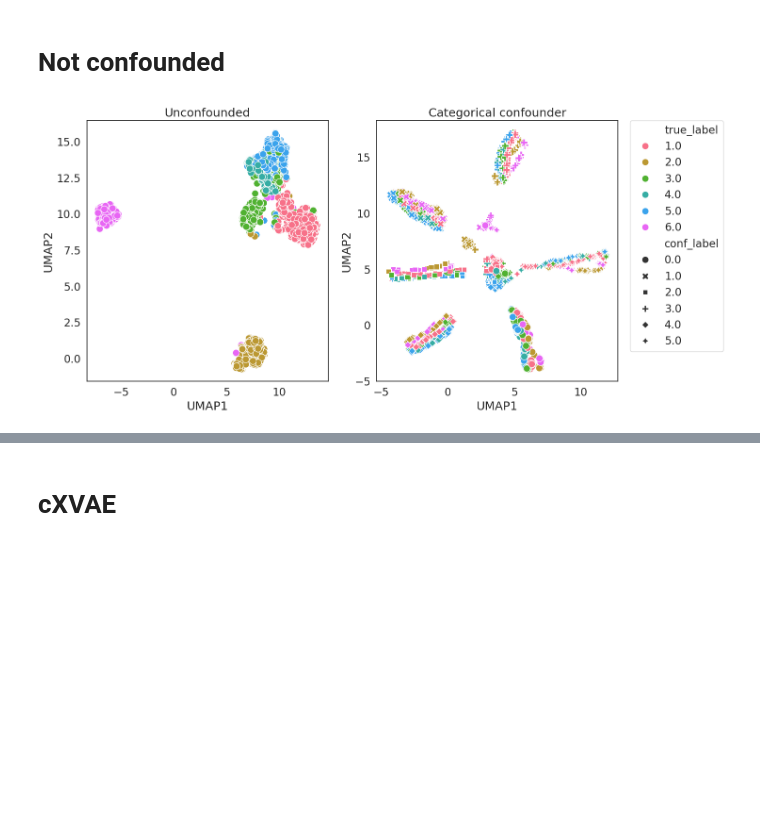
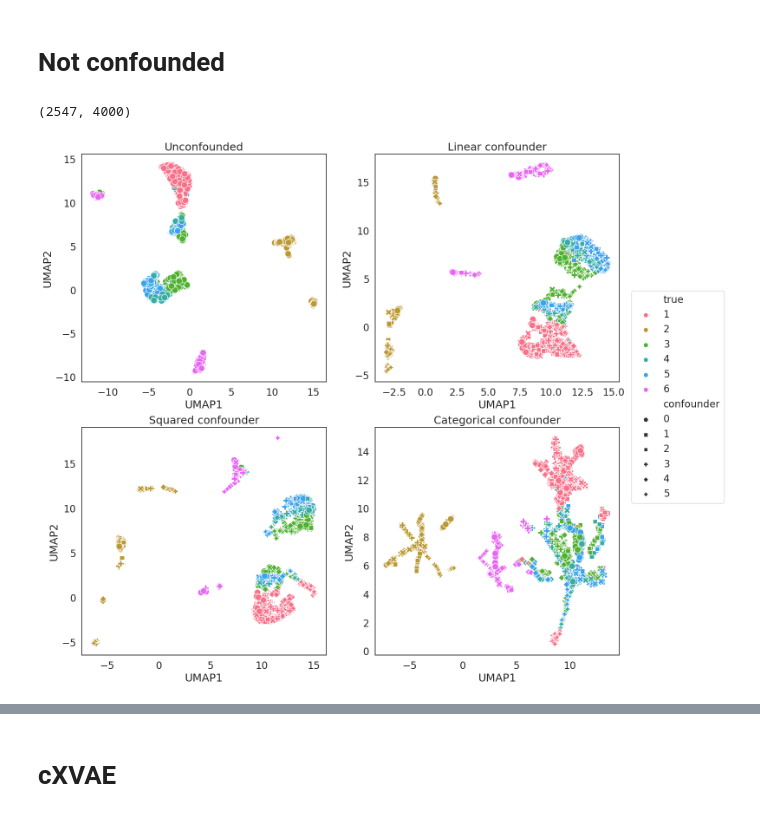
Before and after one commit to ZuqiLi/Multi-Omics-Deconfounding-VAE, a Jupyter notebook: figure_publication.ipynb, the cells around one changed output, grey strips where cells are left out. Cells and saved outputs as stored; diff of their text form; code cells hidden in the pictures; blank space fills up the shorter version.

Commit message:
updated figure plotting

```diff
--- a/figure_publication.ipynb
+++ b/figure_publication.ipynb
@@ -27,22 +27,28 @@ def do_umap(z):
 
 ### PATH on EMC:
 ## PATH_data = "/data/scratch/skatz/PROJECTS/multiview_VAE/data"
-PATH_data = "/data/scratch/skatz/PROJECTS/multiview_VAE/data"
+## PATH_data = "/data/scratch/skatz/PROJECTS/multiview_VAE/data"
+PATH_data = f"{os.getcwd()}/Data"
 
 X1_orig, X2_orig, Y_orig = load_originalData(PATH_data)
 X1_orig = scale(X1_orig); X2_orig = scale(X2_orig)
+X_orig_combined = np.concatenate((X1_orig, X2_orig), axis=1)
 
 X1_linear, X2_linear, Y_linear, conf_linear, conf_labels_linear = load_linearConfounder(PATH_data)
 X1_linear = scale(X1_linear); X2_linear = scale(X2_linear)
+X_linear_combined = np.concatenate((X1_linear, X2_linear), axis=1)
 
 X1_squared, X2_squared, Y_squared, conf_squared, conf_labels_squared = load_squaredConfounder(PATH_data)
 X1_squared = scale(X1_squared); X2_squared = scale(X2_squared)
+X_squared_combined = np.concatenate((X1_squared, X2_squared), axis=1)
 
 X1_categ, X2_categ, Y_categ, conf_categ, conf_labels_categ = load_categoricalConfounder(PATH_data)
 X1_categ = scale(X1_categ); X2_categ = scale(X2_categ)
+X_categ_combined = np.concatenate((X1_categ, X2_categ), axis=1)
 
 X1_categ2, X2_categ2, Y_categ2, conf_categ2, conf_labels_categ2 = load_categoricalConfounder2(PATH_data)
 X1_categ2 = scale(X1_categ2); X2_categ2 = scale(X2_categ2)
+X_categ2_combined = np.concatenate((X1_categ2, X2_categ2), axis=1)
 # %% [output]
 Global seed set to 1234
 Global seed set to 1234
@@ -73,28 +79,48 @@ cmap_orig = LinearSegmentedColormap.from_list("cmap_orig", cmap_orig)
 cmap_deconf = LinearSegmentedColormap.from_list("cmap_deconf", cmap_deconf)
 # %% [markdown]
 # Not confounded
+# %%
+X_orig_combined.shape
+# %% [output]
+(2547, 4000)
 # %%
 sns.set_theme(style="white", font_scale=1.5)
-fig, (ax1,ax2) = plt.subplots(1,2, figsize=(15,7))
+fig, ((ax1, ax2), (ax3, ax4)) = plt.subplots(2,2, figsize=(16,15))
 
 cmap = sns.color_palette("husl", 6)
 
 ### Unconfouded data
-embedding_orig = do_umap(X1_orig)
+embedding_orig = do_umap(X2_orig)
 df_orig = pd.concat([pd.DataFrame(embedding_orig), pd.DataFrame(Y_orig)], axis=1)
 df_orig.columns = ["UMAP1", "UMAP2", "true_label"]
 sns.scatterplot(data=df_orig, x="UMAP1", y="UMAP2", hue="true_label", s=110, ax=ax1, palette=cmap, legend=False)
 ax1.set_title(f"Unconfounded")
 
-### Confounded data
-embedding_conf = do_umap(X1_categ2)
+### linear
+embedding_conf = do_umap(X2_linear)
+df_conf = pd.concat([pd.DataFrame(embedding_conf), pd.DataFrame(Y_linear), pd.DataFrame(conf_labels_linear)], axis=1)
+df_conf.columns = ["UMAP1", "UMAP2", "true_label", "conf_label"]
+sns.scatterplot(data=df_conf, x="UMAP1", y="UMAP2", hue="true_label", style="conf_label", s=110, ax=ax2, palette=cmap, legend=False)
+ax2.set_title(f"Linear confounder")
+
+### square
+embedding_conf = do_umap(X2_squared)
+df_conf = pd.concat([pd.DataFrame(embedding_conf), pd.DataFrame(Y_squared), pd.DataFrame(conf_labels_squared)], axis=1)
+df_conf.columns = ["UMAP1", "UMAP2", "true_label", "conf_label"]
+sns.scatterplot(data=df_conf, x="UMAP1", y="UMAP2", hue="true_label", style="conf_label", s=110, ax=ax3, palette=cmap, legend=False)
+ax3.set_title(f"Squared confounder")
+
+### categ2
+embedding_conf = do_umap(X2_categ2)
 df_conf = pd.concat([pd.DataFrame(embedding_conf), pd.DataFrame(Y_categ2), pd.DataFrame(conf_labels_categ2)], axis=1)
-df_conf.columns = ["UMAP1", "UMAP2", "true_label", "conf_label"]
-sns.scatterplot(data=df_conf, x="UMAP1", y="UMAP2", hue="true_label", style="conf_label", s=110, ax=ax2, palette=cmap)
-ax2.set_title(f"Categorical confounder")
-plt.legend(bbox_to_anchor=(1.05, 1), loc=2, borderaxespad=0.)
+df_conf.columns = ["UMAP1", "UMAP2", "true", "confounder"]
+df_conf["true"] = df_conf["true"].astype("int64")
+df_conf["confounder"] = df_conf["confounder"].astype("int64")
+sns.scatterplot(data=df_conf, x="UMAP1", y="UMAP2", hue="true", style="confounder", s=110, ax=ax4, palette=cmap)
+ax4.set_title(f"Categorical confounder")
 
-plt.tight_layout()
-plt.savefig(f"{os.getcwd()}/figures/categ2_confoundingEffect.png", dpi=300)
+plt.legend(bbox_to_anchor=(1.05, 1.6), borderaxespad=0., loc=2)
+#plt.tight_layout()
+plt.savefig(f"{os.getcwd()}/figures/all_confounders_dnam.png", dpi=300)
 # %% [output]
-[figure, old version]
+[figure, new version]
```
Also changed, not shown: parts of 4 cells of this notebook.
